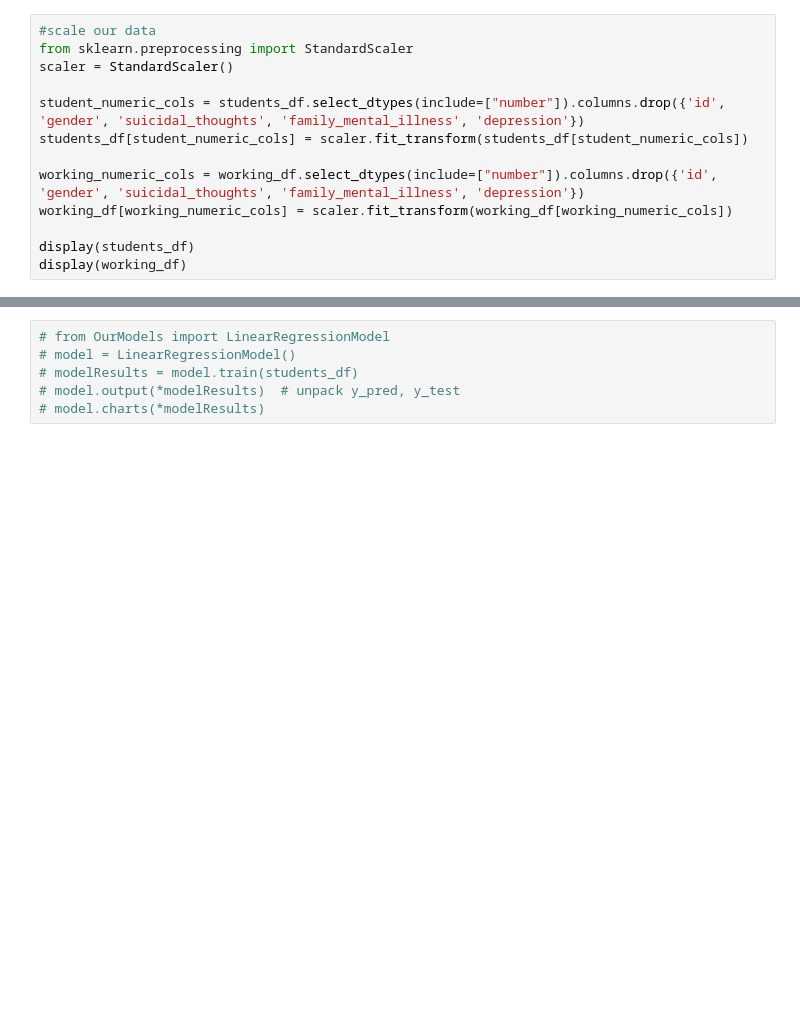
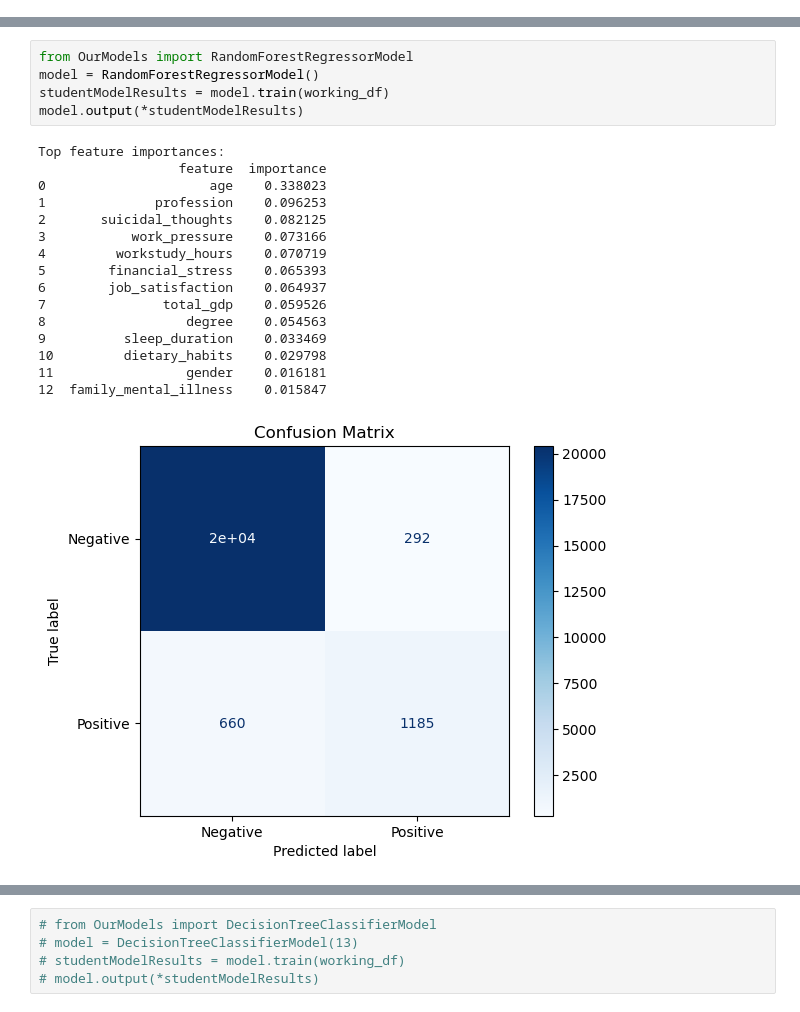
Before and after one commit to nikankad/COS322-depression, a Jupyter notebook: src/main.ipynb, the cells around one changed output, grey strips where cells are left out. Drawn from its saved outputs; the diff is of its cells as text; blank space fills up the shorter version.

```diff
--- a/src/main.ipynb
+++ b/src/main.ipynb
@@ -133,13 +73,0 @@ display(students_df)
-# %%
-#scale our data
-from sklearn.preprocessing import StandardScaler
-scaler = StandardScaler()
-
-student_numeric_cols = students_df.select_dtypes(include=["number"]).columns.drop({'id', 'gender', 'suicidal_thoughts', 'family_mental_illness', 'depression'})
-students_df[student_numeric_cols] = scaler.fit_transform(students_df[student_numeric_cols])
-
-working_numeric_cols = working_df.select_dtypes(include=["number"]).columns.drop({'id', 'gender', 'suicidal_thoughts', 'family_mental_illness', 'depression'})
-working_df[working_numeric_cols] = scaler.fit_transform(working_df[working_numeric_cols])
-
-display(students_df)
-display(working_df)
@@ -172,0 +74,22 @@ display(working_df)
+# %%
+from OurModels import RandomForestRegressorModel
+model = RandomForestRegressorModel()
+studentModelResults = model.train(working_df)
+model.output(*studentModelResults)
+# %% [output]
+Top feature importances:
+                  feature  importance
+0                     age    0.338023
+1              profession    0.096253
+2       suicidal_thoughts    0.082125
+3           work_pressure    0.073166
+4         workstudy_hours    0.070719
+5        financial_stress    0.065393
+6        job_satisfaction    0.064937
+7               total_gdp    0.059526
+8                  degree    0.054563
+9          sleep_duration    0.033469
+10         dietary_habits    0.029798
+11                 gender    0.016181
+12  family_mental_illness    0.015847
+[figure, added]
@@ -173,6 +97,5 @@ display(working_df)
 # %%
-# from OurModels import LinearRegressionModel
-# model = LinearRegressionModel()
-# modelResults = model.train(students_df)
-# model.output(*modelResults)  # unpack y_pred, y_test
-# model.charts(*modelResults)
+# from OurModels import DecisionTreeClassifierModel
+# model = DecisionTreeClassifierModel(13)
+# studentModelResults = model.train(working_df)
+# model.output(*studentModelResults)
```
Also changed, not shown: parts of 12 cells of this notebook, 15 other files.
